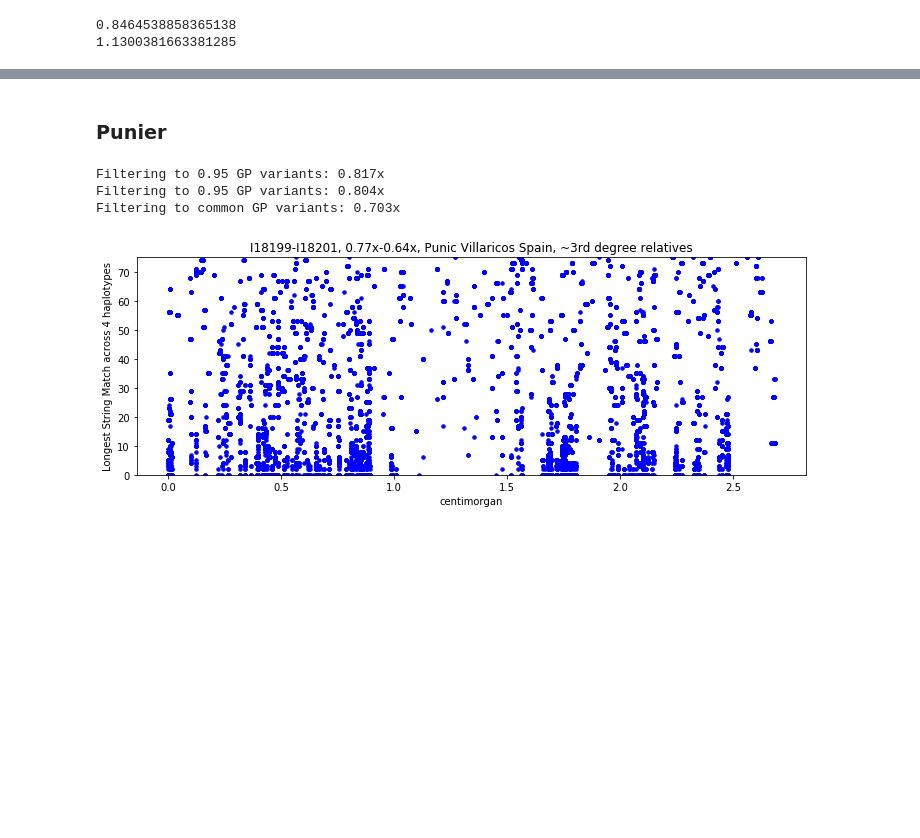
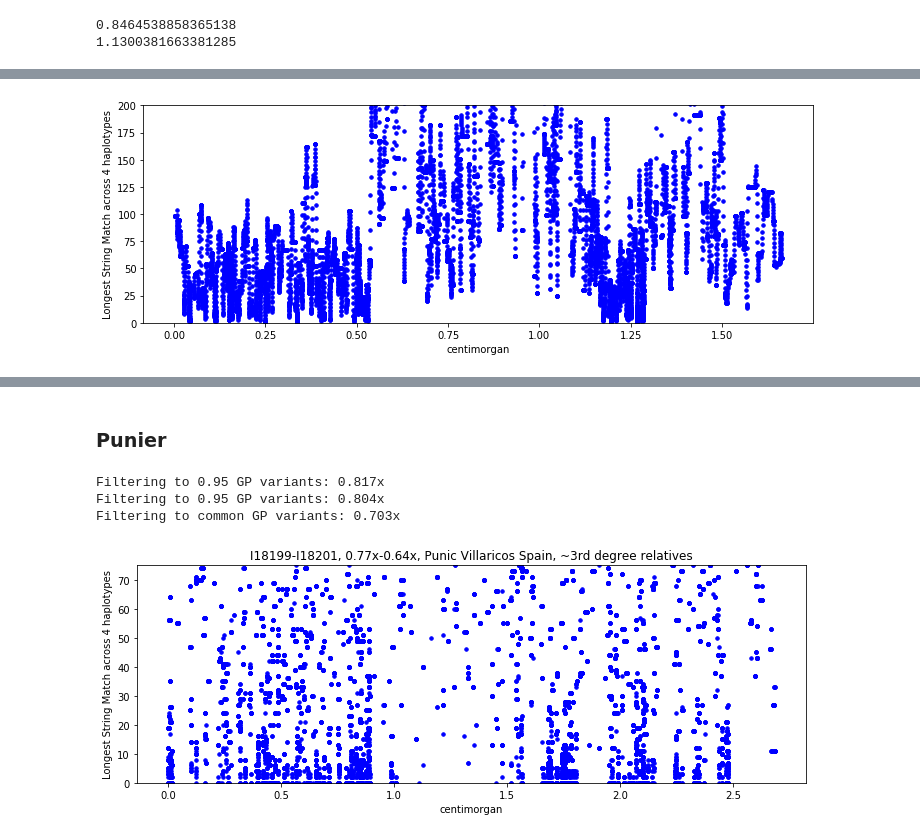
Before and after one commit to hringbauer/ancIBD, a Jupyter notebook: notebook/explore_analysis/plot_hapmatch.ipynb, the cells around one changed output, grey strips where cells are left out. Drawn from its saved outputs; the diff is of its cells as text; code cells hidden in the pictures; blank space fills up the shorter version.

```diff
--- a/notebook/explore_analysis/plot_hapmatch.ipynb
+++ b/notebook/explore_analysis/plot_hapmatch.ipynb
@@ -92,0 +103,5 @@ Wall time: 811 ms
+# %%
+avg_str=moving_average(max_str, n=10)
+plot_string_match(m[5:-4], avg_str, title="", ylim=[0,200], c="blue")
+# %% [output]
+[figure, added]
```
Also changed, not shown: parts of 25 cells of this notebook, 1 other file.
